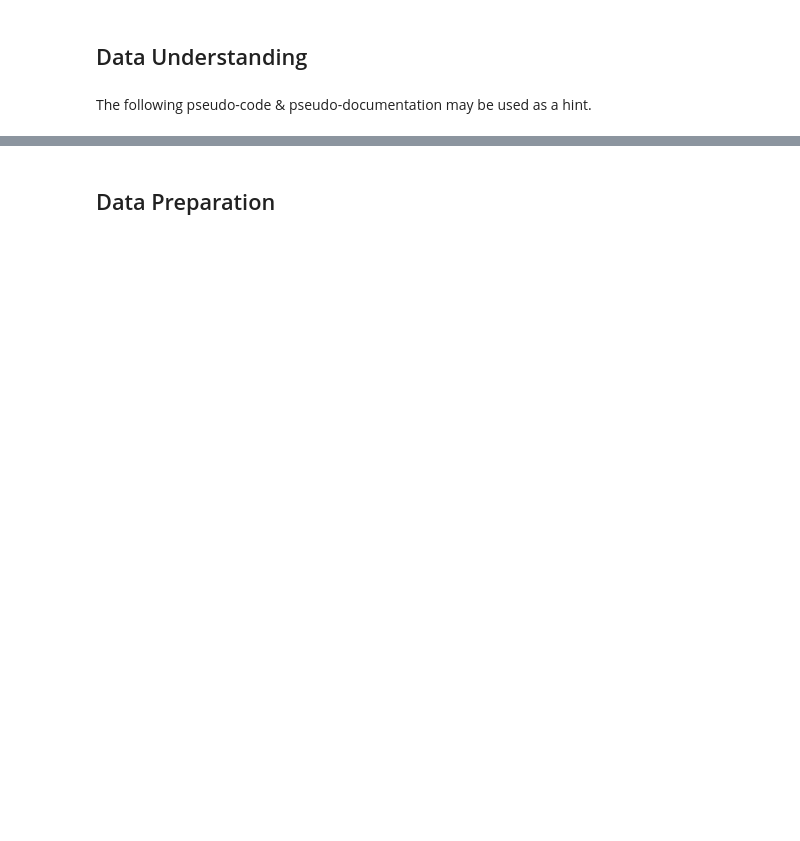
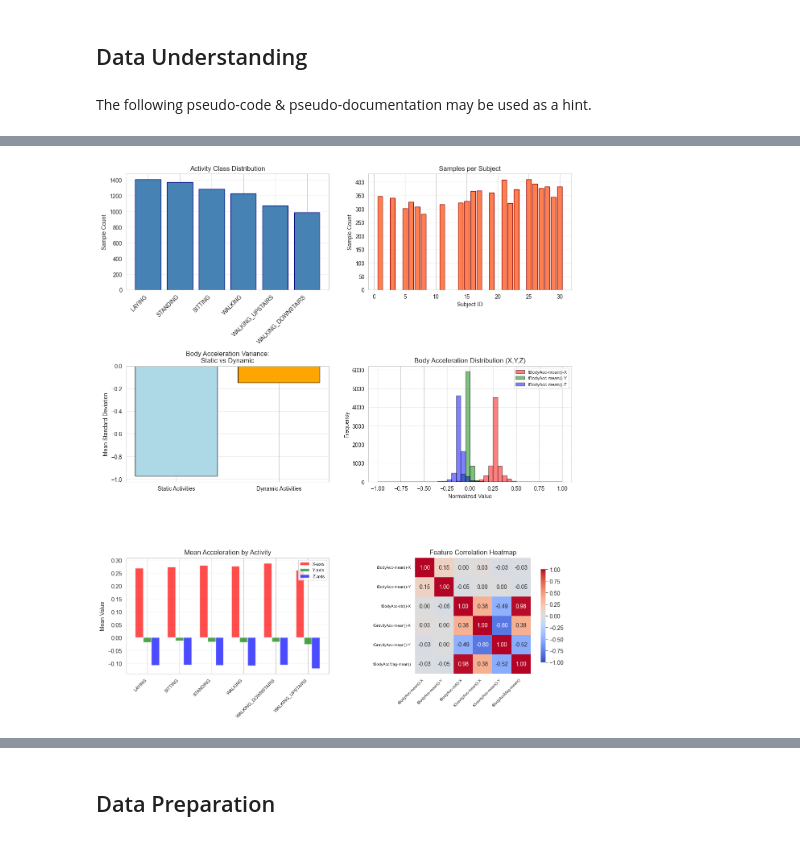
Before and after one commit to TuWienProjects/BI_2025_Assignment_3_Group_020, a Jupyter notebook: Cyclists_251201.ipynb, the cells around one changed output, grey strips where cells are left out. Cells and saved outputs as stored; diff of their text form; code cells hidden in the pictures; blank space fills up the shorter version.

```diff
--- a/Cyclists_251201.ipynb
+++ b/Cyclists_251201.ipynb
@@ -541,0 +1487,81 @@ engine.insert(inspect_outlier_report_activity, prefixes=prefixes)
+# %%
+# 2d) Visual Exploration - Create visualizations
+data_understanding_2d_code_writer = student_a
+start_time_2d = now()
+
+# Set visualization style
+sns.set_style("whitegrid")
+
+# Create comprehensive visualization panel - 3 rows x 2 columns
+fig, axes = plt.subplots(3, 2, figsize=(12, 14))
+
+# 1. Activity class distribution (Row 1, Column 1)
+activity_counts = train_df['Activity'].value_counts()
+axes[0, 0].bar(range(len(activity_counts)), activity_counts.values, color='steelblue', edgecolor='navy')
+axes[0, 0].set_xticks(range(len(activity_counts)))
+axes[0, 0].set_xticklabels(activity_counts.index, rotation=45, ha='right')
+axes[0, 0].set_title('Activity Class Distribution')
+axes[0, 0].set_ylabel('Sample Count')
+axes[0, 0].grid(axis='y', alpha=0.3)
+
+# 2. Subject participation distribution (Row 1, Column 2)
+subject_counts = train_df['subject'].value_counts().sort_index()
+axes[0, 1].bar(subject_counts.index, subject_counts.values, color='coral', edgecolor='darkred')
+axes[0, 1].set_title('Samples per Subject')
+axes[0, 1].set_xlabel('Subject ID')
+axes[0, 1].set_ylabel('Sample Count')
+axes[0, 1].grid(axis='y', alpha=0.3)
+
+# 3. Hypothesis: Static vs Dynamic activities (Row 2, Column 1)
+static_activities = ['SITTING', 'STANDING', 'LAYING']
+dynamic_activities = ['WALKING', 'WALKING_UPSTAIRS', 'WALKING_DOWNSTAIRS']
+static_variance = train_df[train_df['Activity'].isin(static_activities)]['tBodyAcc-std()-X'].mean()
+dynamic_variance = train_df[train_df['Activity'].isin(dynamic_activities)]['tBodyAcc-std()-X'].mean()
+axes[1, 0].bar(['Static Activities', 'Dynamic Activities'], [static_variance, dynamic_variance],
+               color=['lightblue', 'orange'], edgecolor='black')
+axes[1, 0].set_title('Body Acceleration Variance:\nStatic vs Dynamic')
+axes[1, 0].set_ylabel('Mean Standard Deviation')
+axes[1, 0].grid(axis='y', alpha=0.3)
+
+# 4. Feature distribution - body acceleration (Row 2, Column 2)
+sample_features = ['tBodyAcc-mean()-X', 'tBodyAcc-mean()-Y', 'tBodyAcc-mean()-Z']
+colors = ['red', 'green', 'blue']
+for feature, color in zip(sample_features, colors):
+    axes[1, 1].hist(train_df[feature], bins=40, alpha=0.5, label=feature, color=color, edgecolor='black')
+axes[1, 1].set_title('Body Acceleration Distribution (X,Y,Z)')
+axes[1, 1].set_xlabel('Normalized Value')
+axes[1, 1].set_ylabel('Frequency')
+axes[1, 1].legend(fontsize=8)
+axes[1, 1].grid(axis='y', alpha=0.3)
+
+# 5. Activity comparison - mean acceleration (Row 3, Column 1)
+activity_means = train_df.groupby('Activity')[['tBodyAcc-mean()-X', 'tBodyAcc-mean()-Y', 'tBodyAcc-mean()-Z']].mean()
+x_pos = range(len(activity_means))
+width = 0.25
+axes[2, 0].bar([p - width for p in x_pos], activity_means['tBodyAcc-mean()-X'], width, label='X-axis', color='red', alpha=0.7)
+axes[2, 0].bar(x_pos, activity_means['tBodyAcc-mean()-Y'], width, label='Y-axis', color='green', alpha=0.7)
+axes[2, 0].bar([p + width for p in x_pos], activity_means['tBodyAcc-mean()-Z'], width, label='Z-axis', color='blue', alpha=0.7)
+axes[2, 0].set_xticks(x_pos)
+axes[2, 0].set_xticklabels(activity_means.index, rotation=45, ha='right', fontsize=8)
+axes[2, 0].set_title('Mean Acceleration by Activity')
+axes[2, 0].set_ylabel('Mean Value')
+axes[2, 0].legend(fontsize=8)
+axes[2, 0].grid(axis='y', alpha=0.3)
+
+# 6. Correlation heatmap (Row 3, Column 2)
+high_corr_features = ['tBodyAcc-mean()-X', 'tBodyAcc-mean()-Y', 'tBodyAcc-std()-X',
+                      'tGravityAcc-mean()-X', 'tGravityAcc-mean()-Y', 'tBodyAccMag-mean()']
+corr_matrix = train_df[high_corr_features].corr()
+sns.heatmap(corr_matrix, annot=True, fmt='.2f', cmap='coolwarm', center=0,
+            square=True, ax=axes[2, 1], cbar_kws={'shrink': 0.8}, vmin=-1, vmax=1)
+axes[2, 1].set_title('Feature Correlation Heatmap')
+axes[2, 1].set_xticklabels(axes[2, 1].get_xticklabels(), rotation=45, ha='right', fontsize=7)
+axes[2, 1].set_yticklabels(axes[2, 1].get_yticklabels(), rotation=0, fontsize=7)
+
+plt.tight_layout()
+plt.show()
+
+end_time_2d = now()
+print("Generated 6 visualizations for data exploration")
+# %% [output]
+[figure, added]
```
Also changed, not shown: parts of 53 cells of this notebook.
